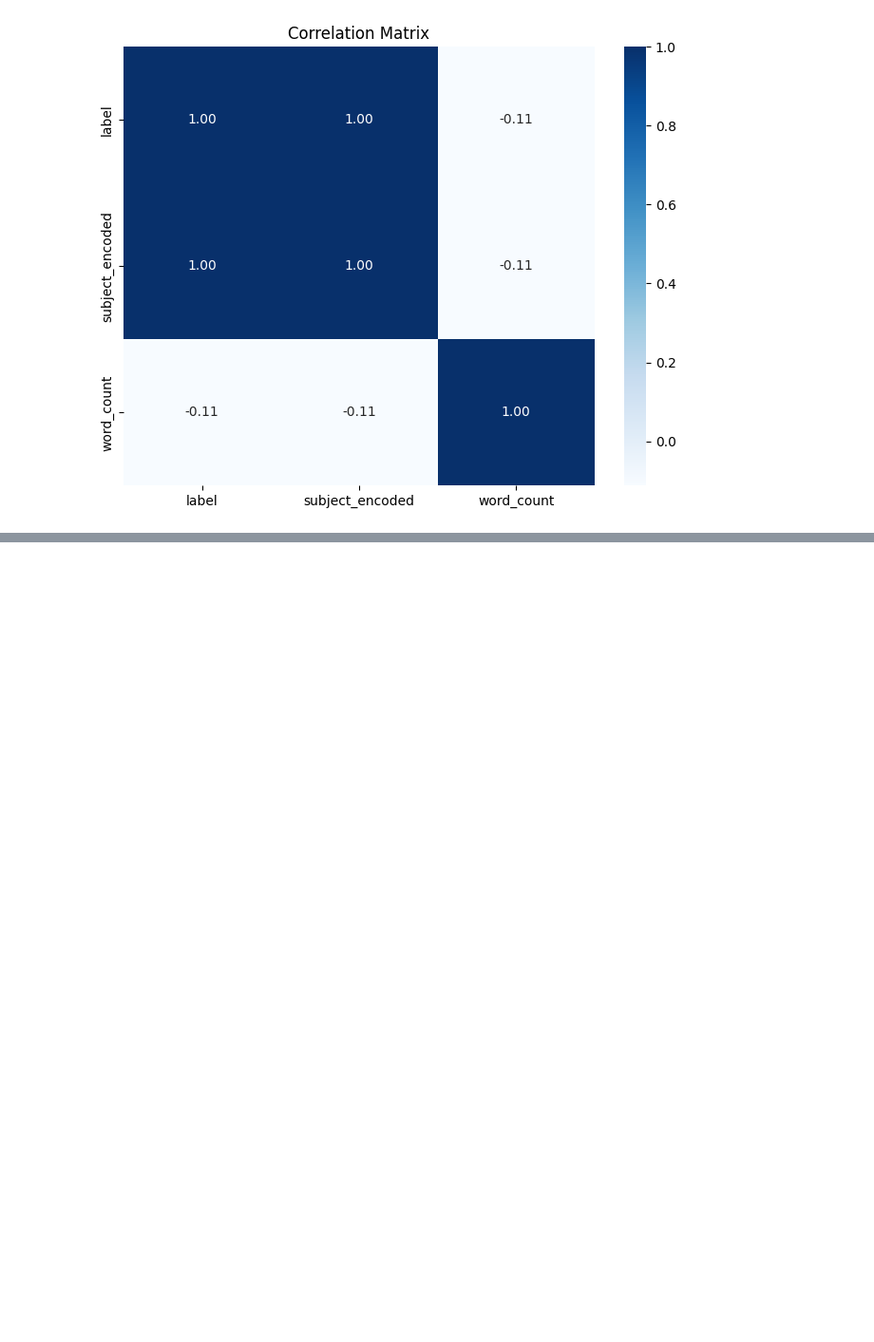
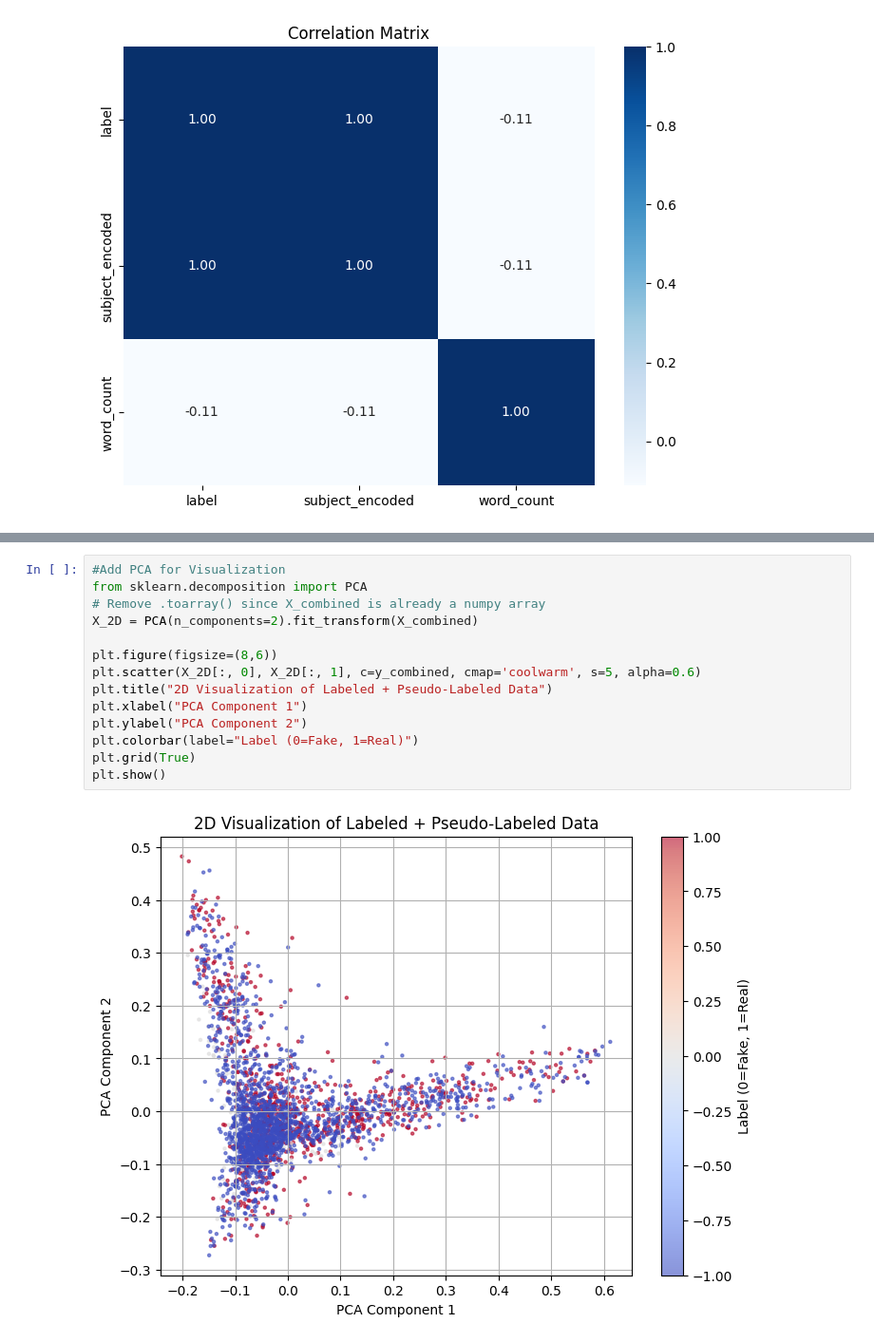
Before and after one commit to MythryeeA/Real-Vs-Fake-News-Detection, a Jupyter notebook: NM_fake_newsipynb.ipynb, the cells around one changed output, grey strips where cells are left out. Shown at 95% size. Cells and saved outputs as stored; diff of their text form; blank space fills up the shorter version.

```diff
--- a/NM_fake_newsipynb.ipynb
+++ b/NM_fake_newsipynb.ipynb
@@ -436,0 +573,16 @@ df.head()
+# %%
+#Add PCA for Visualization
+from sklearn.decomposition import PCA
+# Remove .toarray() since X_combined is already a numpy array
+X_2D = PCA(n_components=2).fit_transform(X_combined)
+
+plt.figure(figsize=(8,6))
+plt.scatter(X_2D[:, 0], X_2D[:, 1], c=y_combined, cmap='coolwarm', s=5, alpha=0.6)
+plt.title("2D Visualization of Labeled + Pseudo-Labeled Data")
+plt.xlabel("PCA Component 1")
+plt.ylabel("PCA Component 2")
+plt.colorbar(label="Label (0=Fake, 1=Real)")
+plt.grid(True)
+plt.show()
+# %% [output]
+[figure, added]
```
Also changed, not shown: parts of 22 cells of this notebook.
